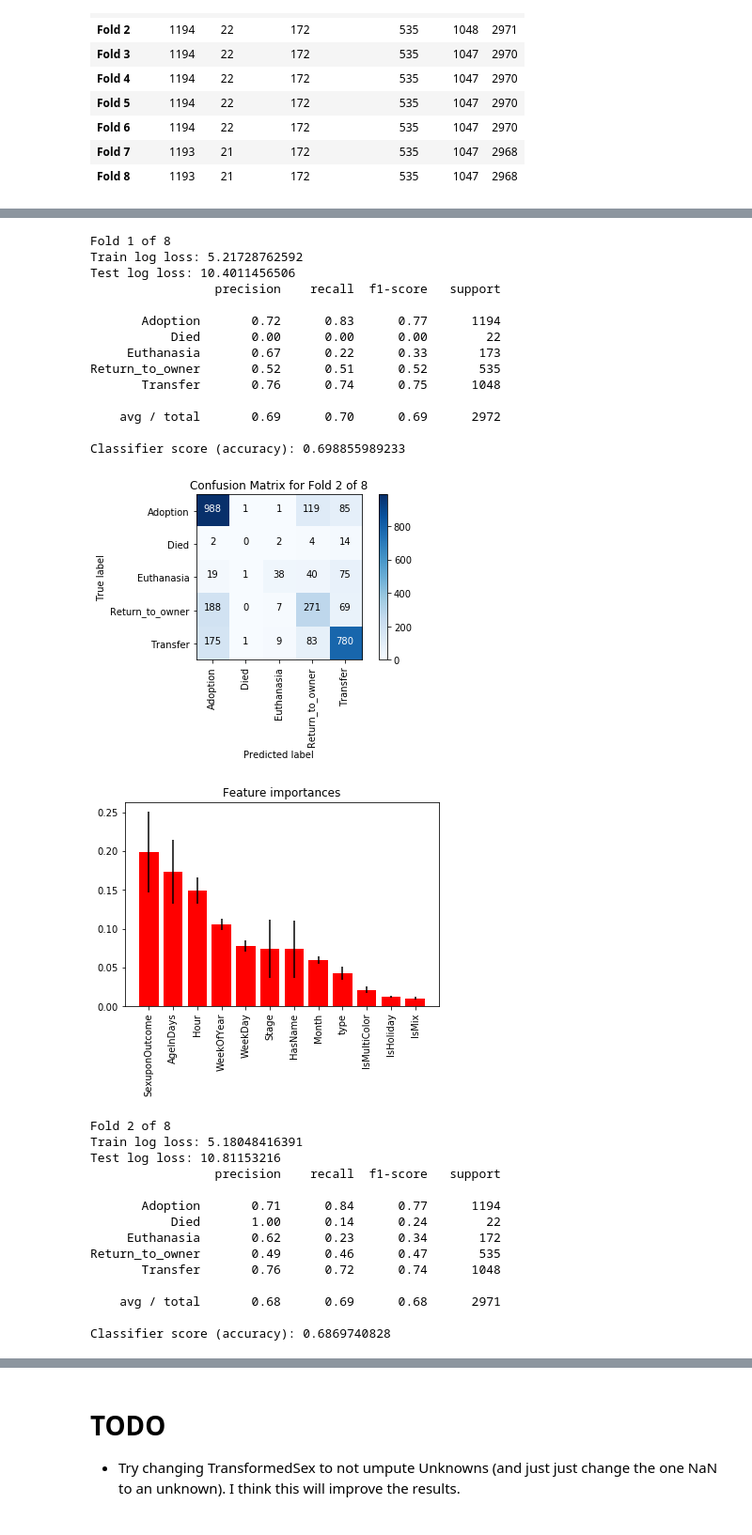
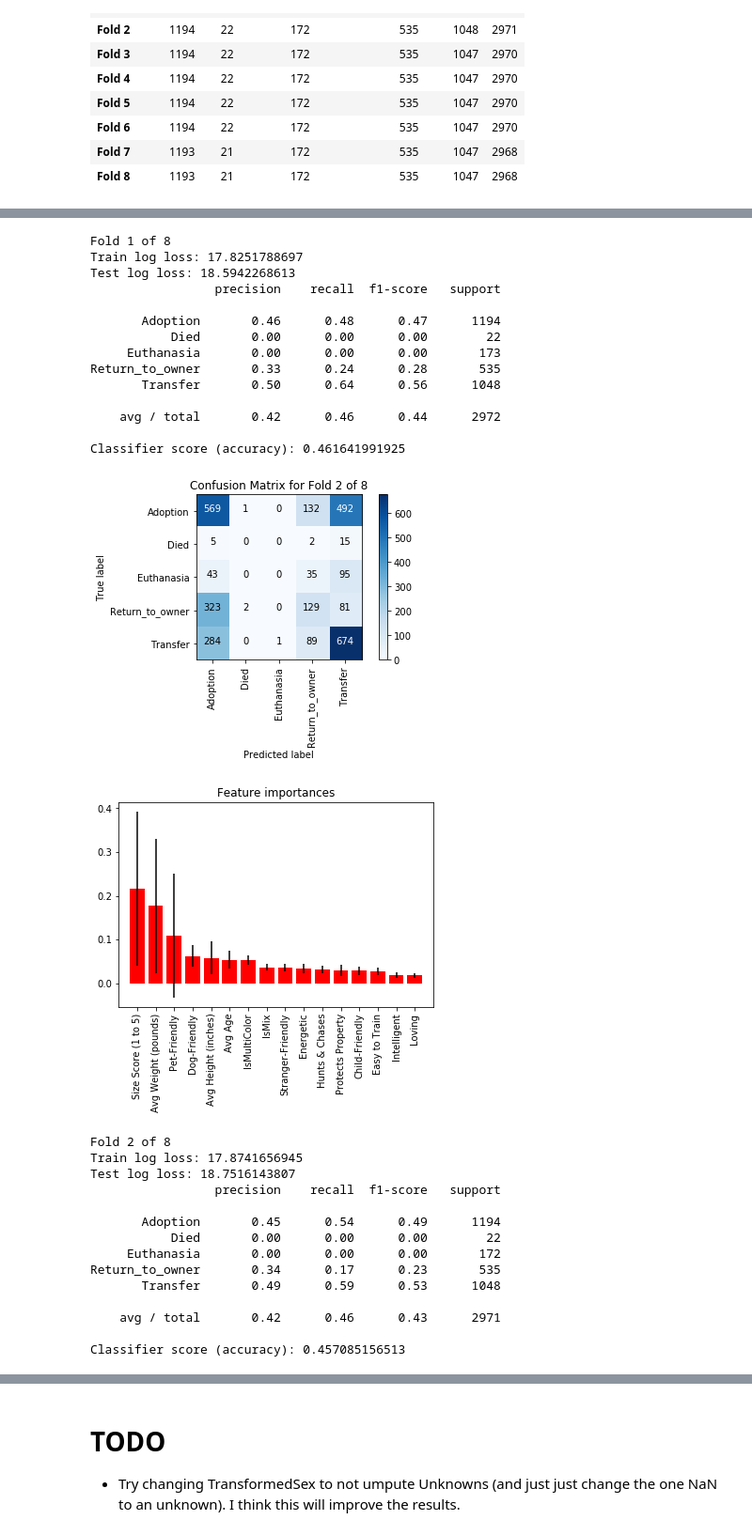
Before and after one commit to mspinelli/animal_shelter, a Jupyter notebook: EnsembleAnimals2.ipynb, the cells around one changed output, grey strips where cells are left out. Shown at 94% size. Cells and saved outputs as stored; diff of their text form; code cells hidden in the pictures.

```diff
--- a/EnsembleAnimals2.ipynb
+++ b/EnsembleAnimals2.ipynb
@@ -243,7 +348,8 @@ def create_output(t_true, t_pred, target_names):
     return k1
 # %%
 def calc_ln_loss(t_true, t_pred, target_names):
-    return log_loss(pd.get_dummies(t_true, columns=target_names),
-                    create_output(t_true, t_pred, target_names))
+    return log_loss(t_true, t_pred)
+    #return log_loss(pd.get_dummies(t_true, columns=target_names),
+    #                create_output(t_true, t_pred, target_names))
 # %%
 def ln_loss_scorer(clf, X, t):
@@ -253,11 +361,19 @@ def ln_loss_scorer(clf, X, t):
 # %%
+from sklearn.preprocessing  import LabelEncoder
+
+le = LabelEncoder()
+
+
 def run_classifier(clf, X, t, target_names, loss):
     clf.fit(X.train, t.train)
     pred = TrainTest(pd.Categorical(clf.predict(X.train), categories=target_names),
                      pd.Categorical(clf.predict(X.test), categories=target_names))
 
-    loss.train.append(calc_ln_loss(t.train, pred.train, target_names))
-    loss.test.append(calc_ln_loss(t.test, pred.test, target_names))
+    pred_proba = TrainTest(clf.predict_proba(X.train), clf.predict_proba(X.test))
+
+    loss.train.append(calc_ln_loss(t.train, pred_proba.train, target_names))
+    loss.test.append(calc_ln_loss(t.test, pred_proba.test, target_names))
+
 
     return clf, pred, loss
 # %%
@@ -489,43 +668,48 @@ def plot_hypervariable(result, loss, variable):
 # %%
 # remove cat/dog specific fields:
-animals = animals.iloc[:, range(0, 10) + [26, 28, 29, 30]]
+animals = animals.iloc[:, [0] + range(9, 30) + [251]]
+animals.drop(['TransformedSex', 'type'], inplace=True, axis=1)
 data, validate = train_test_split(animals, test_size=1./(n_splits+1), random_state=8)
 train, test = run_skf(data, n_splits=n_splits)
+# %%
+animals.drop('Less Likely to Wander', inplace=True, axis=1)
+data, validate = train_test_split(animals, test_size=1./(n_splits+1), random_state=8)
+train, test = run_skf(data, n_splits=n_splits)
 # %%
 clf = RandomForestClassifier(n_estimators=100, max_depth=15,
-                             random_state=8, max_features='auto', n_jobs= -1)
+                             random_state=8, max_features=None, n_jobs= -1)
 loss = TrainTest([], [])
 run_classifier_CV(clf, train, test, target_names, loss, plot=True)
 print('Avg. train log loss: {} std: {}'.format(mean(loss.train), std(loss.train)))
 print('Avg. test log loss: {} std: {}'.format(mean(loss.test), std(loss.test)))
 # %% [output]
 Fold 1 of 8
-Train log loss: 5.21728762592
-Test log loss: 10.4011456506
+Train log loss: 17.8251788697
+Test log loss: 18.5942268613
                  precision    recall  f1-score   support
 
-       Adoption       0.72      0.83      0.77      1194
+       Adoption       0.46      0.48      0.47      1194
            Died       0.00      0.00      0.00        22
-     Euthanasia       0.67      0.22      0.33       173
-Return_to_owner       0.52      0.51      0.52       535
-       Transfer       0.76      0.74      0.75      1048
+     Euthanasia       0.00      0.00      0.00       173
+Return_to_owner       0.33      0.24      0.28       535
+       Transfer       0.50      0.64      0.56      1048
 
-    avg / total       0.69      0.70      0.69      2972
+    avg / total       0.42      0.46      0.44      2972
 
-Classifier score (accuracy): 0.698855989233
+Classifier score (accuracy): 0.461641991925
-[figure, old version]
+[figure, new version]
-[figure, old version]
+[figure, new version]
 Fold 2 of 8
-Train log loss: 5.18048416391
-Test log loss: 10.81153216
+Train log loss: 17.8741656945
+Test log loss: 18.7516143807
                  precision    recall  f1-score   support
 
-       Adoption       0.71      0.84      0.77      1194
-           Died       1.00      0.14      0.24        22
-     Euthanasia       0.62      0.23      0.34       172
-Return_to_owner       0.49      0.46      0.47       535
-       Transfer       0.76      0.72      0.74      1048
+       Adoption       0.45      0.54      0.49      1194
+           Died       0.00      0.00      0.00        22
+     Euthanasia       0.00      0.00      0.00       172
+Return_to_owner       0.34      0.17      0.23       535
+       Transfer       0.49      0.59      0.53      1048
 
-    avg / total       0.68      0.69      0.68      2971
+    avg / total       0.42      0.46      0.43      2971
 
-Classifier score (accuracy): 0.6869740828
+Classifier score (accuracy): 0.457085156513
```
Also changed, not shown: parts of 20 cells of this notebook, 3 other files.
